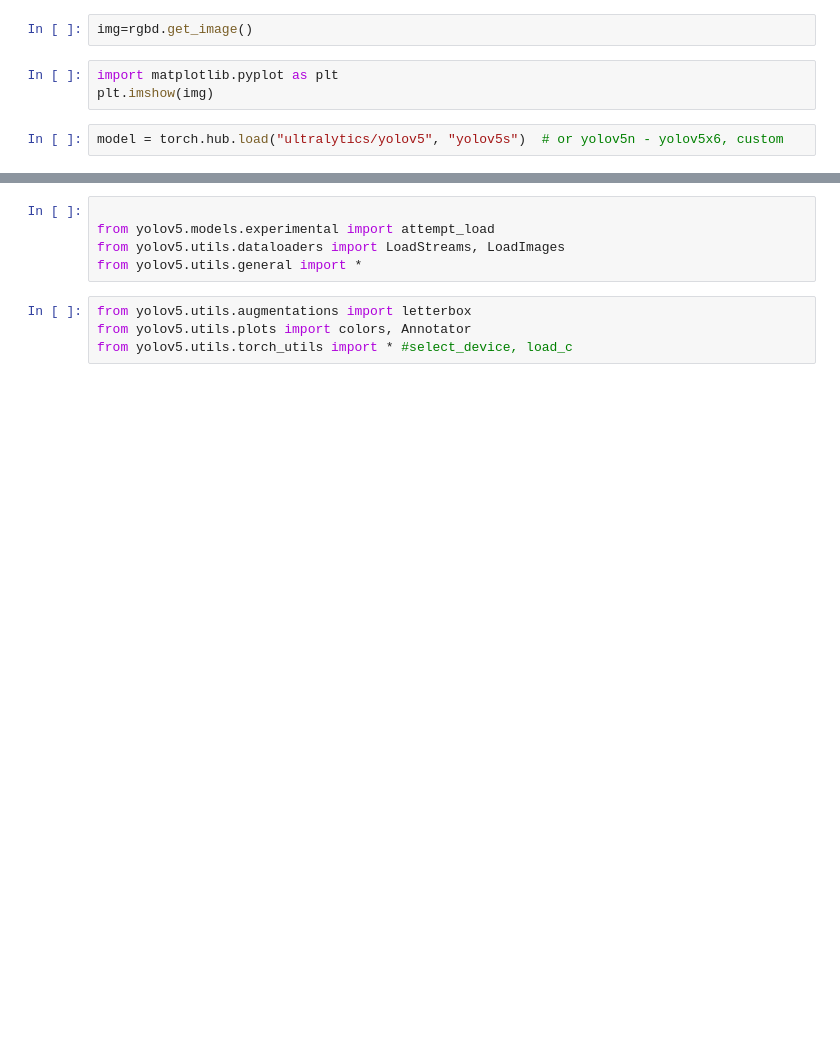
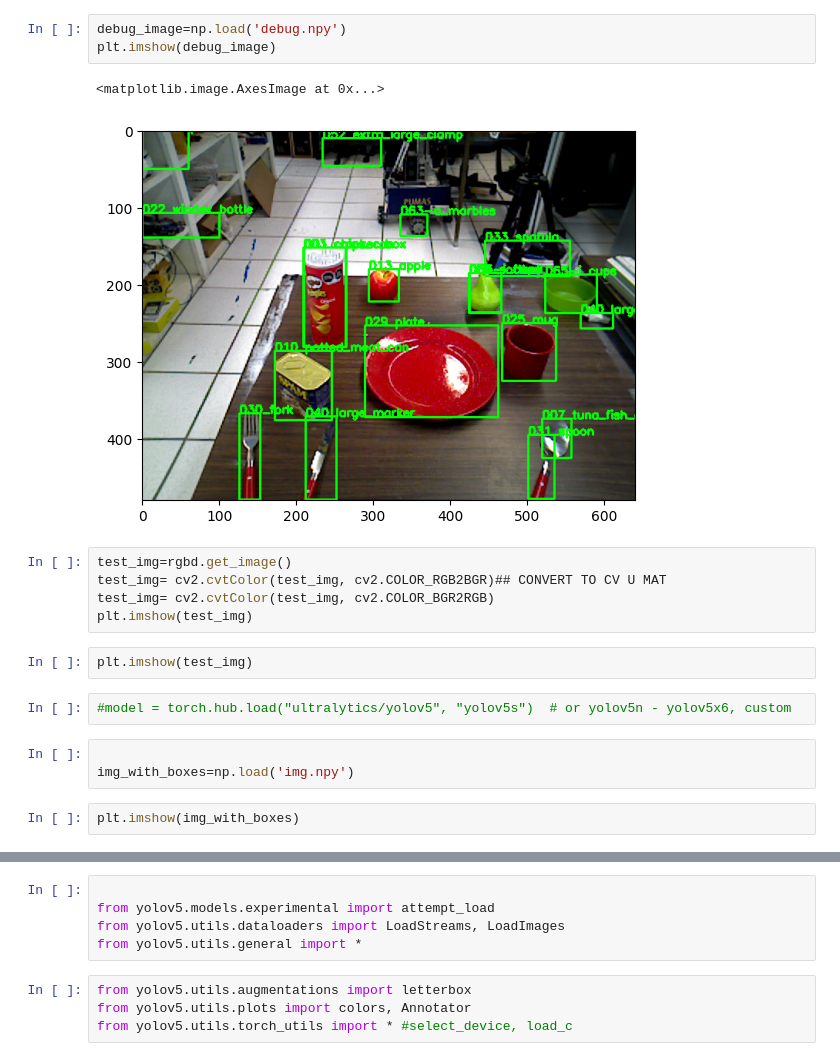
Before and after one commit to takeshi-pumas/catkin_extras, a Jupyter notebook: src/task/scripts/YOLO5 weights.ipynb, the cells around one changed output, grey strips where cells are left out. Cells and saved outputs as stored; diff of their text form; blank space fills up the shorter version.

```diff
--- a/src/task/scripts/YOLO5 weights.ipynb
+++ b/src/task/scripts/YOLO5 weights.ipynb
@@ -4,7 +11,20 @@ img=rgbd.get_image()
+# %%
+debug_image=np.load('debug.npy')
+plt.imshow(debug_image)
+# %% [output]
+<matplotlib.image.AxesImage at 0x...>
+[figure, added]
 # %%
-img=rgbd.get_image()
+test_img=rgbd.get_image()
+test_img= cv2.cvtColor(test_img, cv2.COLOR_RGB2BGR)## CONVERT TO CV U MAT
+test_img= cv2.cvtColor(test_img, cv2.COLOR_BGR2RGB)
+plt.imshow(test_img)
 # %%
-import matplotlib.pyplot as plt
-plt.imshow(img)
+plt.imshow(test_img)
 # %%
-model = torch.hub.load("ultralytics/yolov5", "yolov5s")  # or yolov5n - yolov5x6, custom
+#model = torch.hub.load("ultralytics/yolov5", "yolov5s")  # or yolov5n - yolov5x6, custom
+# %%
+
+img_with_boxes=np.load('img.npy')
+# %%
+plt.imshow(img_with_boxes)
```
Also changed, not shown: parts of 59 cells of this notebook, 22 other files.
